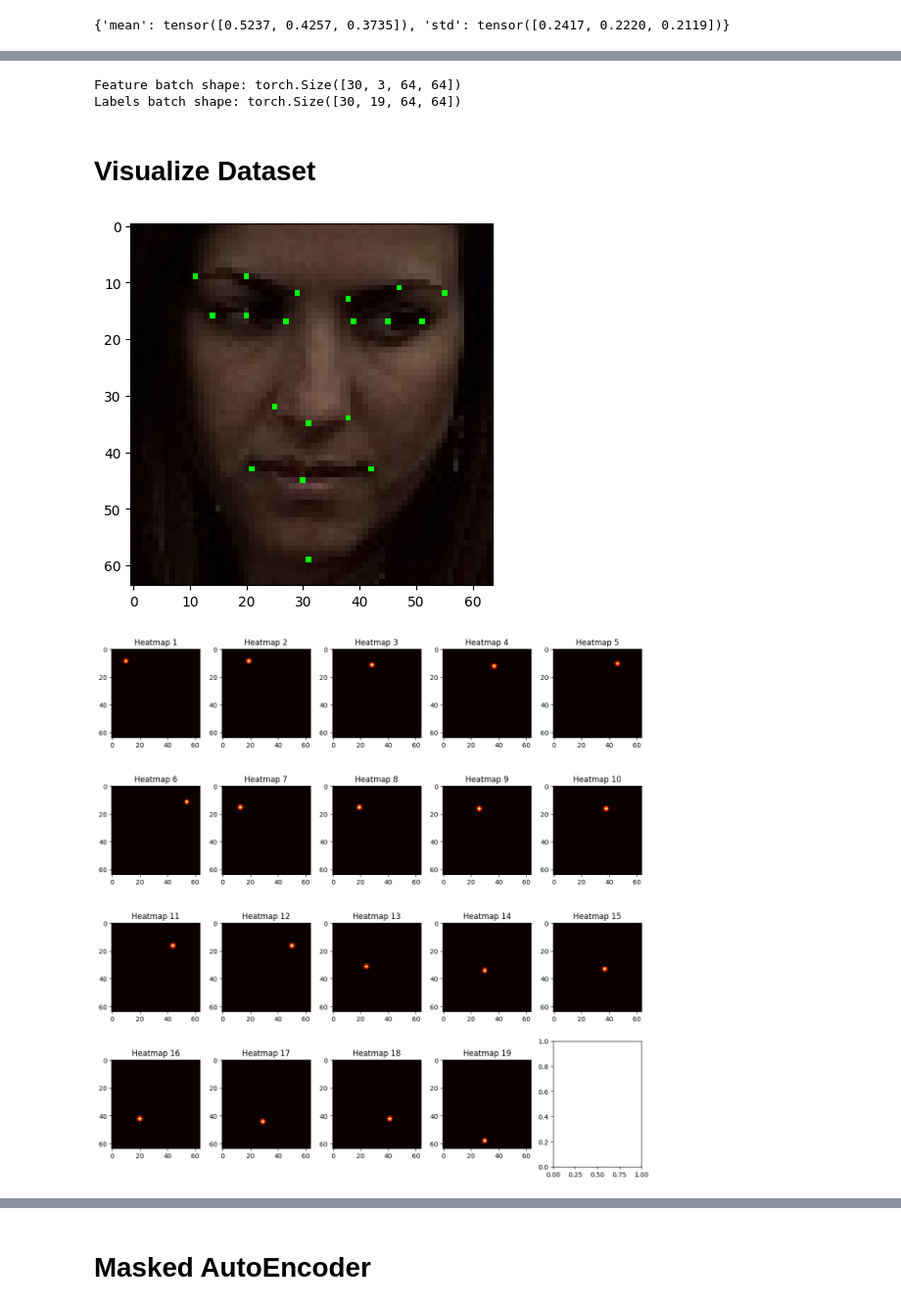
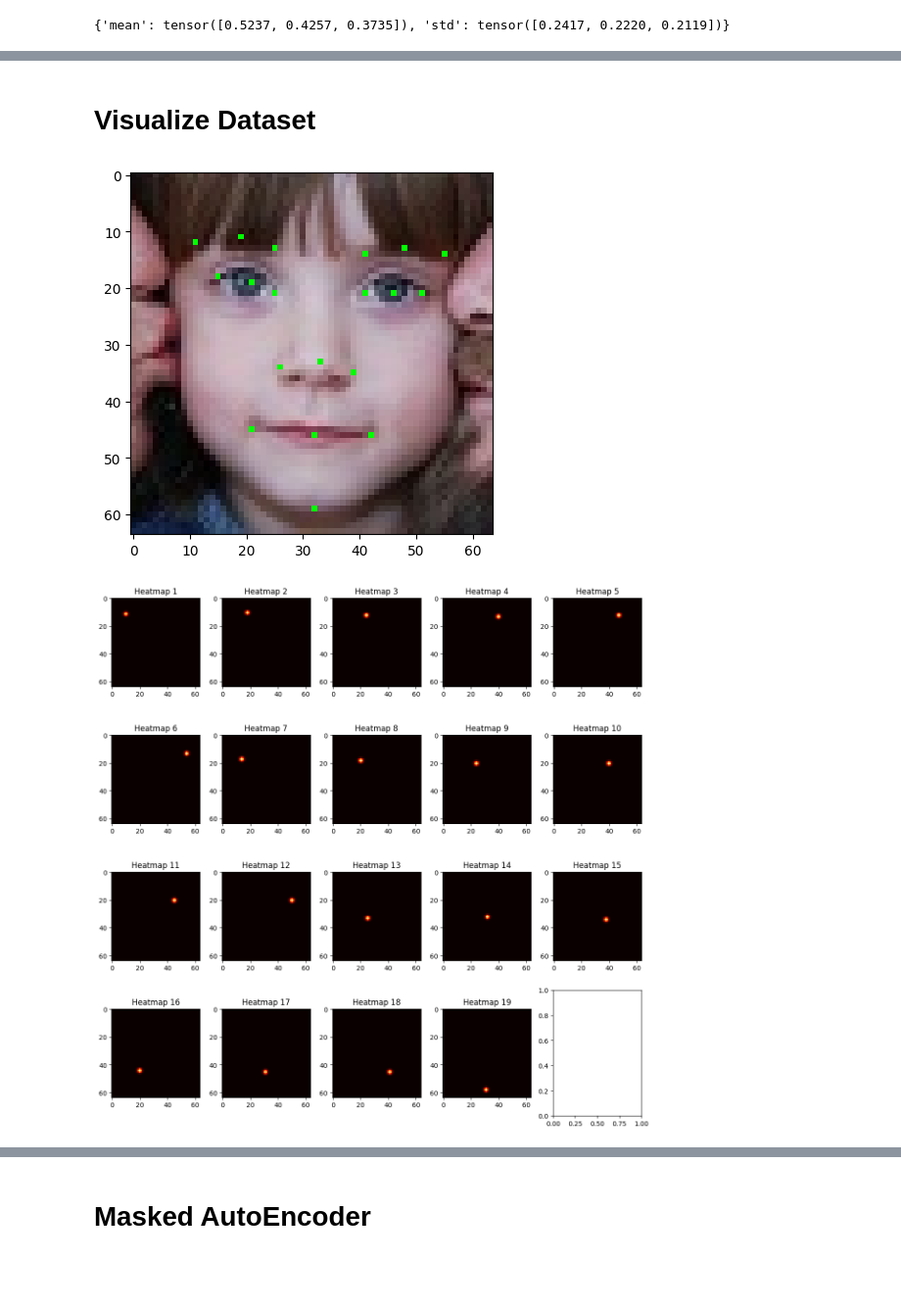
Before and after one commit to ledinhtuyen/mae-aflw, a Jupyter notebook: mae-aflw.ipynb, the cells around one changed output, grey strips where cells are left out. Shown: that part at 98% size. Saved outputs shown, nothing was run; the diff lists cells and outputs as text; code cells hidden in the pictures; blank space fills up the shorter version.

```diff
--- a/mae-aflw.ipynb
+++ b/mae-aflw.ipynb
@@ -201,12 +233,10 @@ val_dataset = AFLW(TEST_ANNOTATION_FILE, TEST_IMG_DIR, transform=Compose([ToTens
 train_dataloader = DataLoader(train_dataset, batch_size=BATCH_SIZE, shuffle=True, num_workers=2)
 val_dataloader = DataLoader(val_dataset, batch_size=BATCH_SIZE, shuffle=True, num_workers=2)
 # %%
-train_img, train_labels = next(iter(train_dataloader))
+train_img, train_labels, M, meta = next(iter(train_dataloader))
 print(f"Feature batch shape: {train_img.shape}")
 print(f"Labels batch shape: {train_labels.shape}")
+print(meta)
-# %% [output]
-Feature batch shape: torch.Size([30, 3, 64, 64])
-Labels batch shape: torch.Size([30, 19, 64, 64])
 # %% [markdown]
 # Visualize Dataset
 # %%
@@ -244,10 +274,10 @@ def visualize_heatmap(idx):
     img = train_dataset[idx][0] + points
     plt.imshow(img.permute(1, 2, 0))
 # %%
-index = 216
-begin, end = 216, 216
+index = 2519
+begin, end = 2519, 2519
 visualize_keypoint(begin, end)
 visualize_heatmap(index)
 # %% [output]
-[figure, old version]
+[figure, new version]
-[figure, old version]
+[figure, new version]
```
Also changed, not shown: parts of 53 cells of this notebook, 12 other files.
